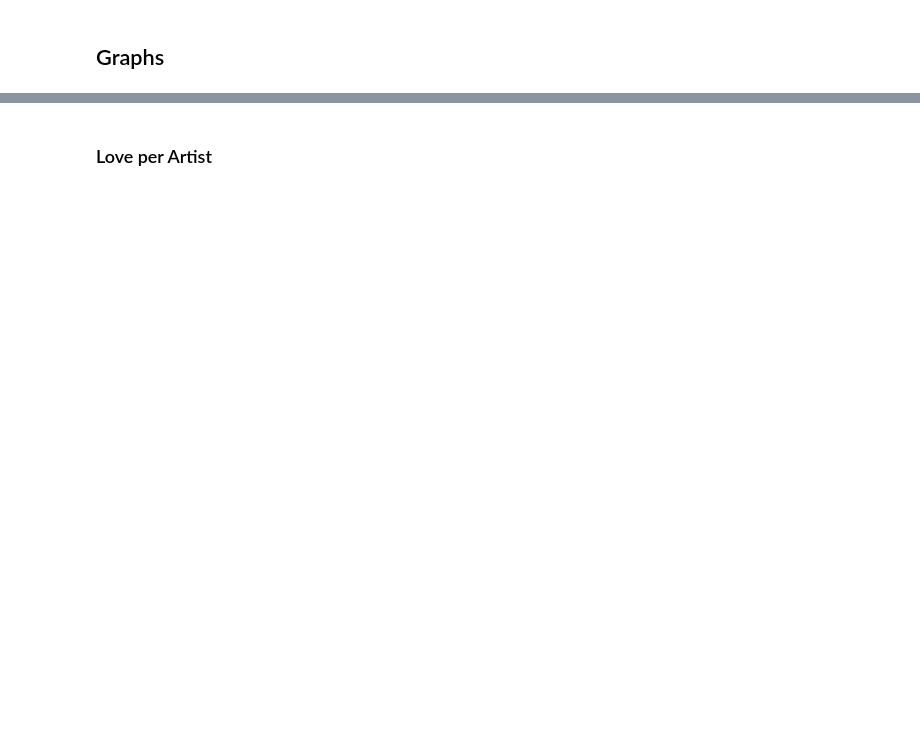
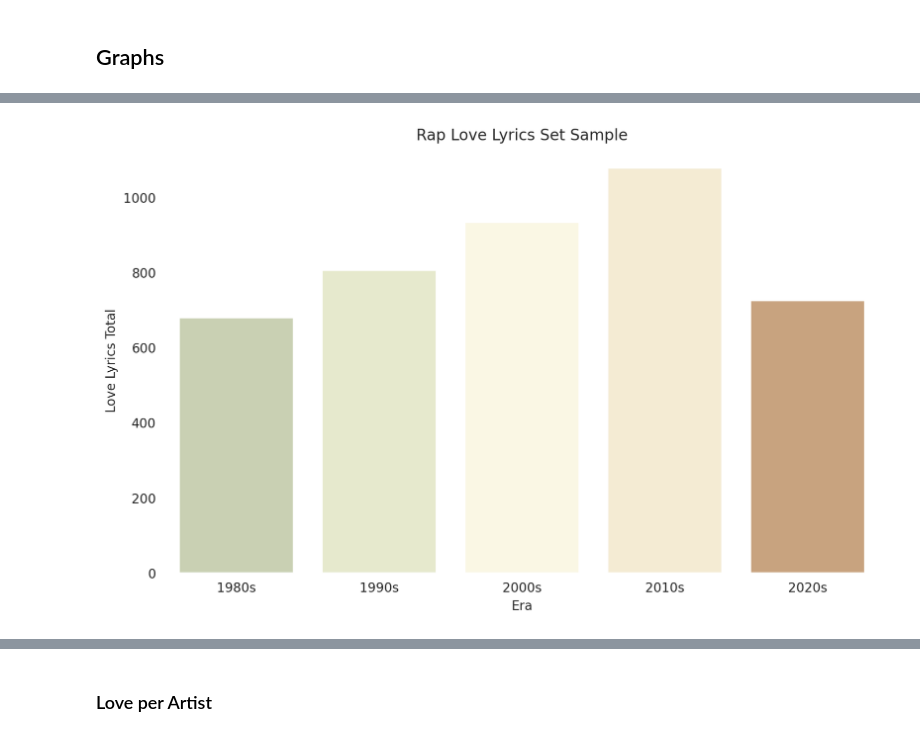
Before and after one commit to TrippingLettuce/Where-is-the-love, a Jupyter notebook: src/analysis.ipynb, the cells around one changed output, grey strips where cells are left out. Cells and saved outputs as stored; diff of their text form; code cells hidden in the pictures; blank space fills up the shorter version.

```diff
--- a/src/analysis.ipynb
+++ b/src/analysis.ipynb
@@ -76 +155,17 @@ df_love_NT
+# %%
+df_love_Era['love_total'] = df_love_Era[['love', 'loved', 'loves', 'loving']].sum(axis=1)
+df_grouped_rap = df_love_Era.groupby('Era')[['love_total']].sum()
+df_grouped_rap = df_grouped_rap.reset_index()
+# %%
+#
+plt.figure(figsize=(10, 6), dpi=200)
+colors = ['#ccd5ae', '#e9edc9', '#fefae0', '#faedcd', '#d4a373']
+sns.set_style("darkgrid", {"axes.facecolor": "#FFFFFF"}) # replace with your hex code
+sns.barplot(data=df_grouped_rap,x='Era',y='love_total',errorbar=None,palette=colors)
+plt.xlabel('Era')
+plt.ylabel('Love Lyrics Total')
+plt.title('Rap Love Lyrics Set Sample')
+plt.show()
+# %% [output]
+[figure, added]
 # %%
```
Also changed, not shown: parts of 41 cells of this notebook, 5 other files.
